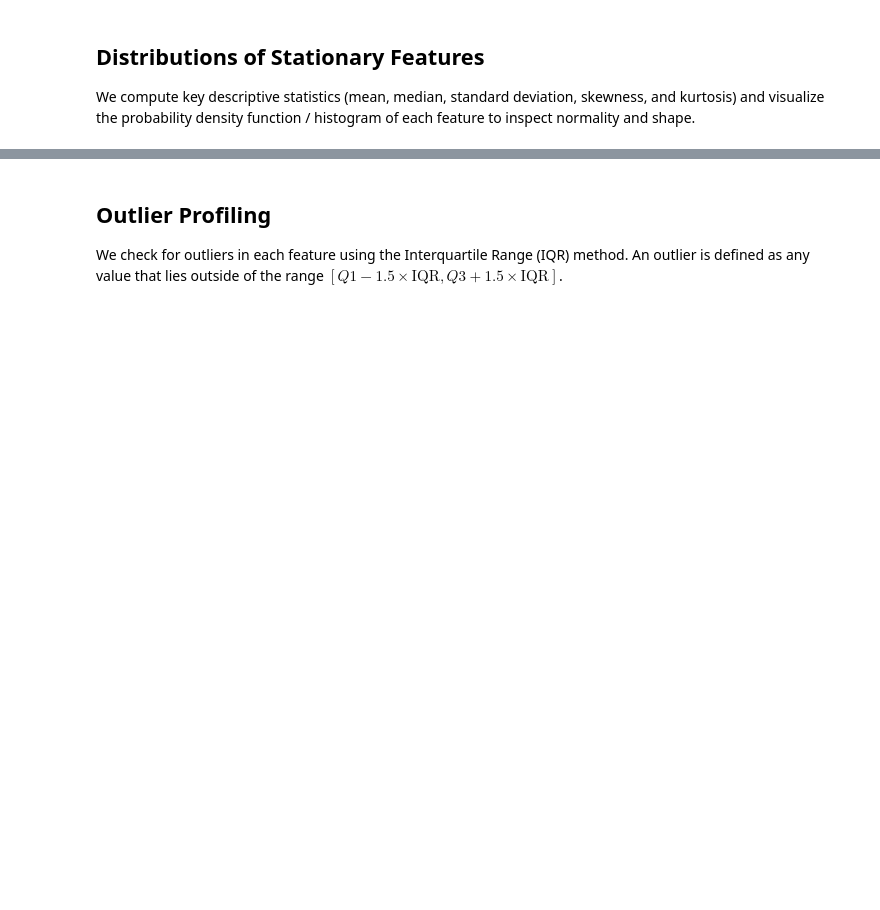
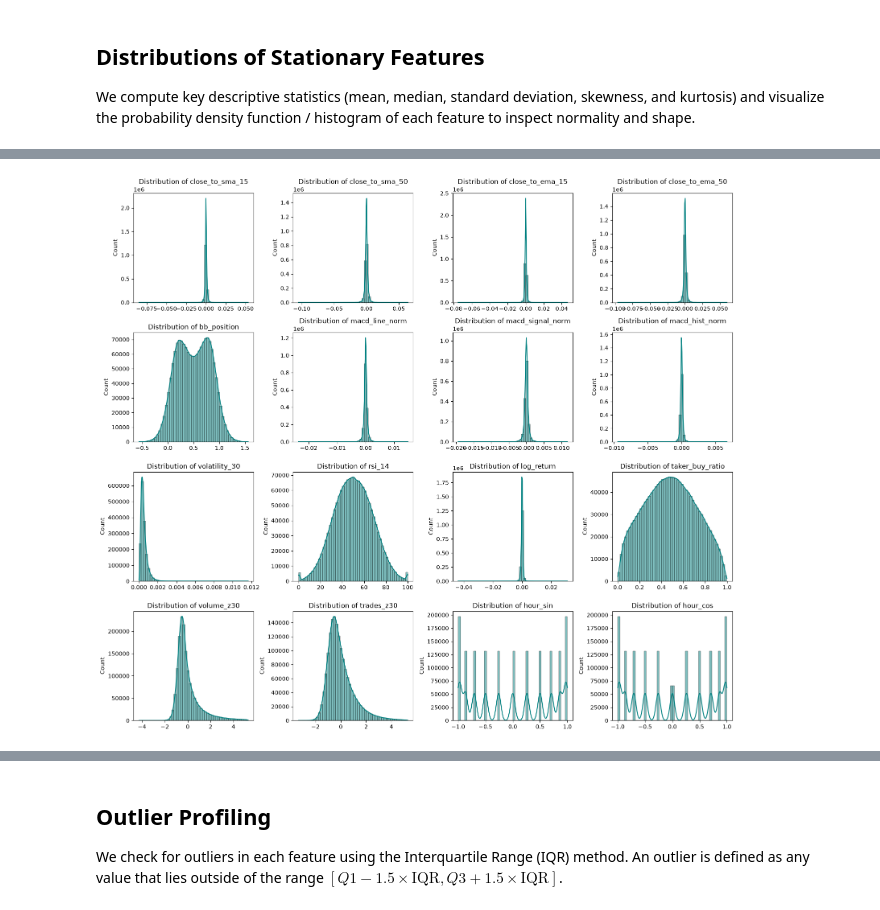
Before and after one commit to qu1r0ra/dat204m-final-project, a Jupyter notebook: notebooks/01_eda_descriptive_analytics.ipynb, the cells around one changed output, grey strips where cells are left out. Cells and saved outputs as stored; diff of their text form; code cells hidden in the pictures; blank space fills up the shorter version.

```diff
--- a/notebooks/01_eda_descriptive_analytics.ipynb
+++ b/notebooks/01_eda_descriptive_analytics.ipynb
@@ -53,7 +79,9 @@ To perform EDA on the models' features, we first compute the technical indicator
 # Import PySpark feature engineering pipeline
 from src.features.indicators_spark import compute_indicators_spark
 
-# Define the list of engineered features used for model training
+# The 16 engineered features used for model training:
+# 11 stationary price features + 5 order-flow/time features (added after a
+# controlled experiment showed the unused raw columns carry signal; see notebook 02)
 feature_cols = [
     "close_to_sma_15",
     "close_to_sma_50",
@@ -66,6 +94,11 @@ feature_cols = [
     "volatility_30",
     "rsi_14",
     "log_return",
+    "taker_buy_ratio",
+    "volume_z30",
+    "trades_z30",
+    "hour_sin",
+    "hour_cos",
 ]
 
 # Filter data for target symbol and compute features using PySpark
@@ -113,13 +168,15 @@ df_stats.set_index("Feature")
 # %%
 # Plot distributions for all features
-plt.figure(figsize=(15, 12))
+plt.figure(figsize=(16, 14))
 for i, col in enumerate(feature_cols, 1):
-    plt.subplot(4, 3, i)
+    plt.subplot(4, 4, i)
     sns.histplot(df_features[col].to_numpy(), kde=True, bins=50, color="teal")
     plt.title(f"Distribution of {col}")
     plt.xlabel("")
 plt.tight_layout()
 plt.show()
+# %% [output]
+[figure, added]
 # %% [markdown]
 ### Interpretation of Feature Distributions:
 1. **Fat Tails (Leptokurtosis)**: Features like `log_return` (Kurtosis ~ 81.9) and moving average deviations (`close_to_ema_15` Kurtosis ~ 63.4, `close_to_sma_15` Kurtosis ~ 58.9) exhibit extremely high kurtosis. This is typical of financial returns and deviations, representing heavy tails where extreme moves are far more common than in a standard normal distribution.
```
Also changed, not shown: parts of 14 cells of this notebook, 3 other files.
